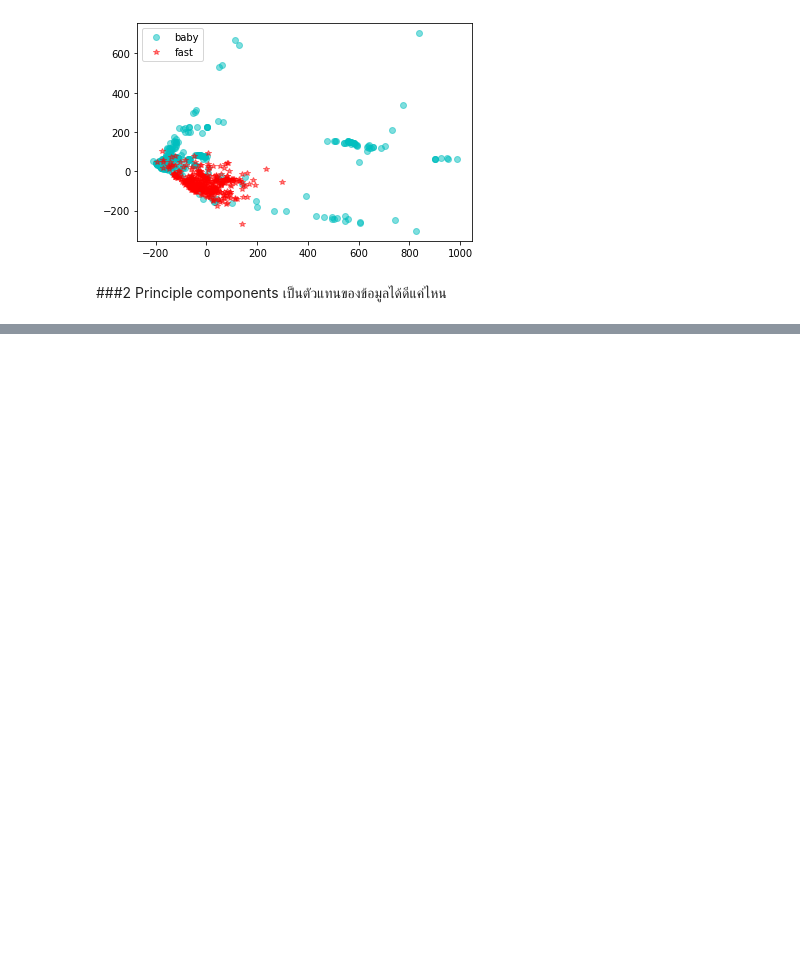
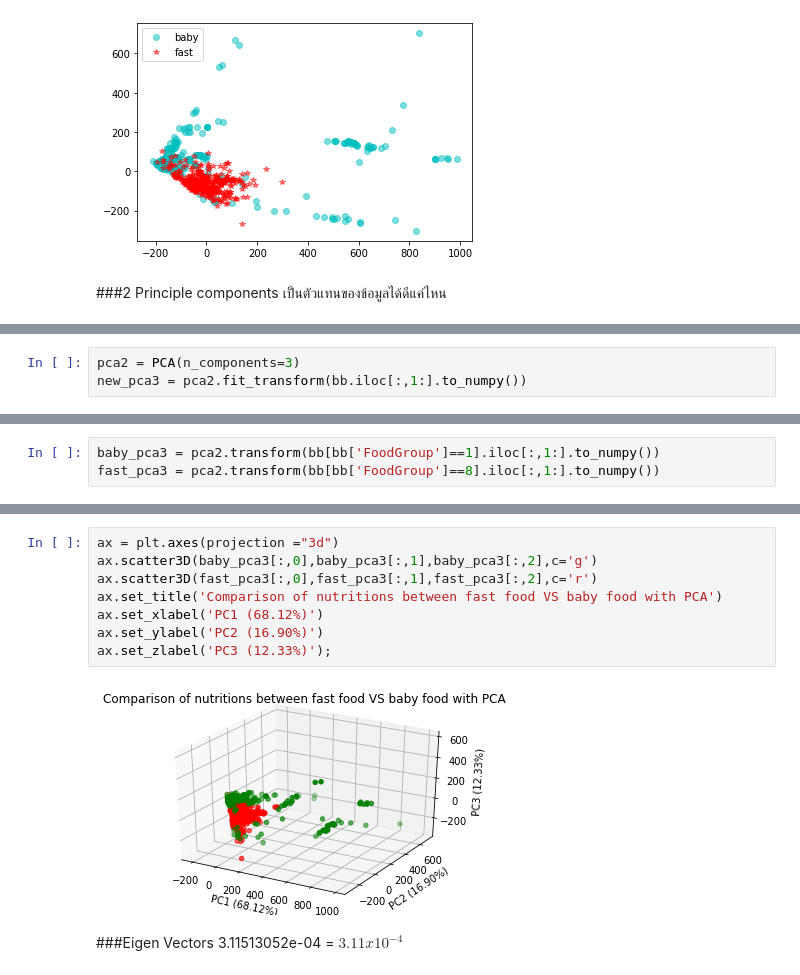
Before and after one commit to Wikanes-k/multivariate, a Jupyter notebook: Chapter3_PCA.ipynb, the cells around one changed output, grey strips where cells are left out. Saved outputs shown, nothing was run; the diff lists cells and outputs as text; blank space fills up the shorter version.

```diff
--- a/Chapter3_PCA.ipynb
+++ b/Chapter3_PCA.ipynb
@@ -813,0 +809,3 @@ array([0.99021908, 0.00636549])
+# %%
+pca2 = PCA(n_components=3)
+new_pca3 = pca2.fit_transform(bb.iloc[:,1:].to_numpy())
@@ -813,0 +822,3 @@ array([0.99021908, 0.00636549])
+# %%
+baby_pca3 = pca2.transform(bb[bb['FoodGroup']==1].iloc[:,1:].to_numpy())
+fast_pca3 = pca2.transform(bb[bb['FoodGroup']==8].iloc[:,1:].to_numpy())
@@ -813,0 +835,13 @@ array([0.99021908, 0.00636549])
+# %%
+ax = plt.axes(projection ="3d")
+ax.scatter3D(baby_pca3[:,0],baby_pca3[:,1],baby_pca3[:,2],c='g')
+ax.scatter3D(fast_pca3[:,0],fast_pca3[:,1],fast_pca3[:,2],c='r')
+ax.set_title('Comparison of nutritions between fast food VS baby food with PCA')
+ax.set_xlabel('PC1 (68.12%)')
+ax.set_ylabel('PC2 (16.90%)')
+ax.set_zlabel('PC3 (12.33%)');
+# %% [output]
+[figure, added]
+# %% [markdown]
+###Eigen Vectors
+3.11513052e-04 = $3.11 x 10^{-4}$
```
Also changed, not shown: parts of 16 cells of this notebook.
